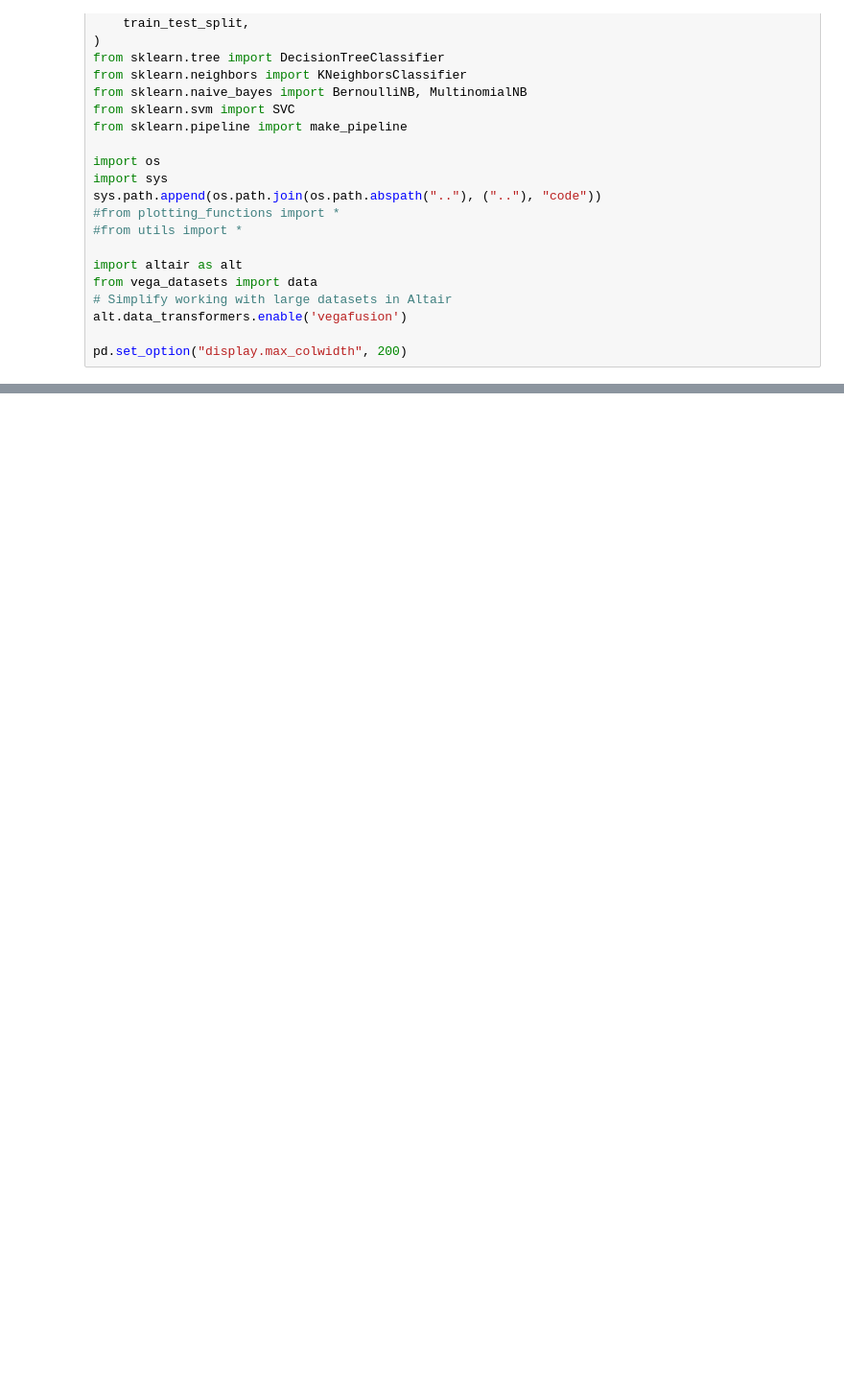
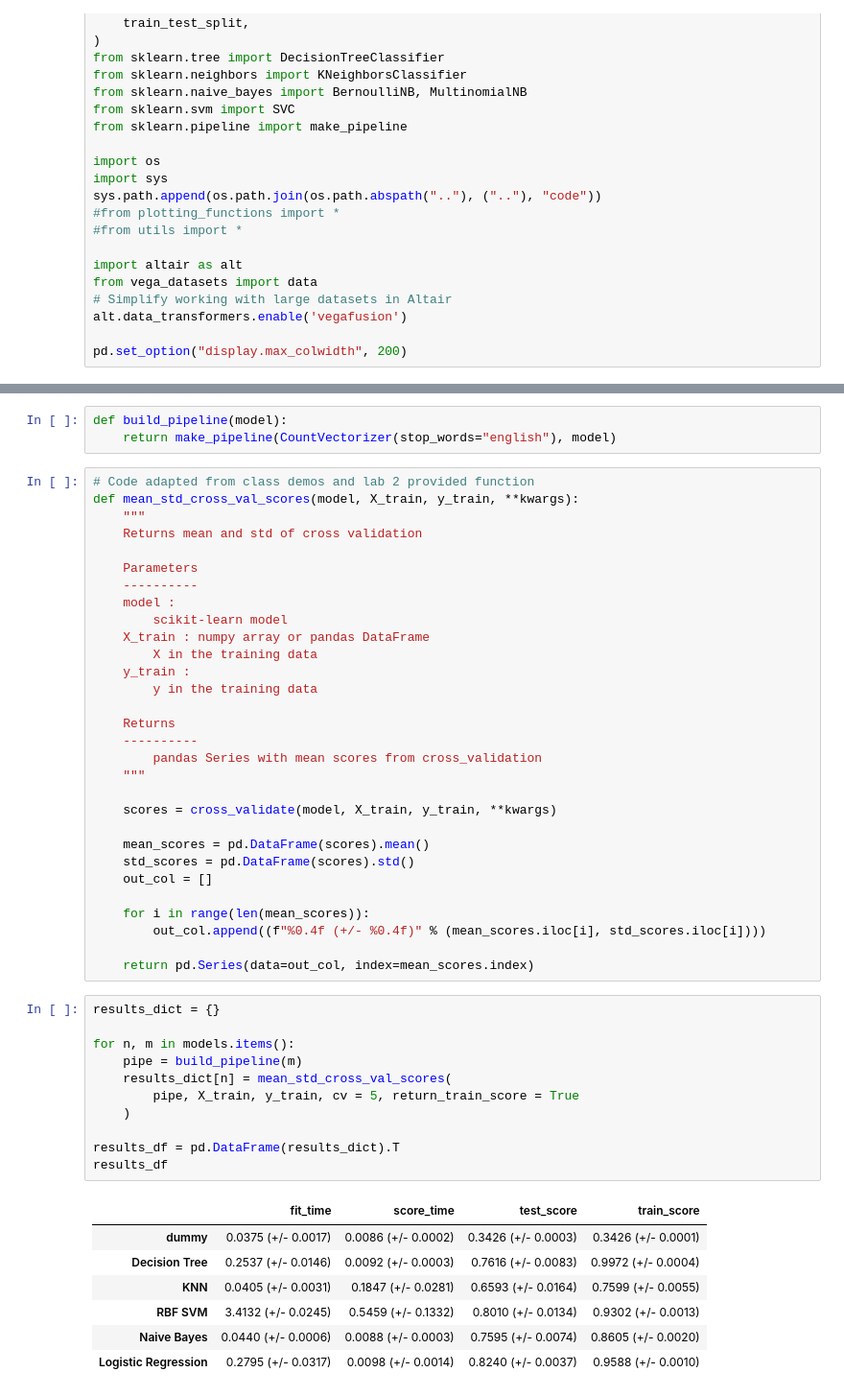
Before and after one commit to canadasung/ml_in_python, a Jupyter notebook: logistic_regression.ipynb, the cells around one changed output, grey strips where cells are left out. Shown at 96% size. Saved outputs shown, nothing was run; the diff lists cells and outputs as text; blank space fills up the shorter version.

```diff
--- a/logistic_regression.ipynb
+++ b/logistic_regression.ipynb
@@ -102,0 +98,52 @@ NameError: name 'train_test_split' is not defined
+# %%
+def build_pipeline(model):
+    return make_pipeline(CountVectorizer(stop_words="english"), model)
+# %%
+# Code adapted from class demos and lab 2 provided function
+def mean_std_cross_val_scores(model, X_train, y_train, **kwargs):
+    """
+    Returns mean and std of cross validation
+
+    Parameters
+    ----------
+    model :
+        scikit-learn model
+    X_train : numpy array or pandas DataFrame
+        X in the training data
+    y_train :
+        y in the training data
+
+    Returns
+    ----------
+        pandas Series with mean scores from cross_validation
+    """
+
+    scores = cross_validate(model, X_train, y_train, **kwargs)
+
+    mean_scores = pd.DataFrame(scores).mean()
+    std_scores = pd.DataFrame(scores).std()
+    out_col = []
+
+    for i in range(len(mean_scores)):
+        out_col.append((f"%0.4f (+/- %0.4f)" % (mean_scores.iloc[i], std_scores.iloc[i])))
+
+    return pd.Series(data=out_col, index=mean_scores.index)
+# %%
+results_dict = {}
+
+for n, m in models.items():
+    pipe = build_pipeline(m)
+    results_dict[n] = mean_std_cross_val_scores(
+        pipe, X_train, y_train, cv = 5, return_train_score = True
+    )
+
+results_df = pd.DataFrame(results_dict).T
+results_df
+# %% [output]
+|  | fit_time | score_time | test_score | train_score |
+| dummy | 0.0375 (+/- 0.0017) | 0.0086 (+/- 0.0002) | 0.3426 (+/- 0.0003) | 0.3426 (+/- 0.0001) |
+| Decision Tree | 0.2537 (+/- 0.0146) | 0.0092 (+/- 0.0003) | 0.7616 (+/- 0.0083) | 0.9972 (+/- 0.0004) |
+| KNN | 0.0405 (+/- 0.0031) | 0.1847 (+/- 0.0281) | 0.6593 (+/- 0.0164) | 0.7599 (+/- 0.0055) |
+| RBF SVM | 3.4132 (+/- 0.0245) | 0.5459 (+/- 0.1332) | 0.8010 (+/- 0.0134) | 0.9302 (+/- 0.0013) |
+| Naive Bayes | 0.0440 (+/- 0.0006) | 0.0088 (+/- 0.0003) | 0.7595 (+/- 0.0074) | 0.8605 (+/- 0.0020) |
+| Logistic Regression | 0.2795 (+/- 0.0317) | 0.0098 (+/- 0.0014) | 0.8240 (+/- 0.0037) | 0.9588 (+/- 0.0010) |
```
Also changed, not shown: parts of 34 cells of this notebook, 1 other file.
